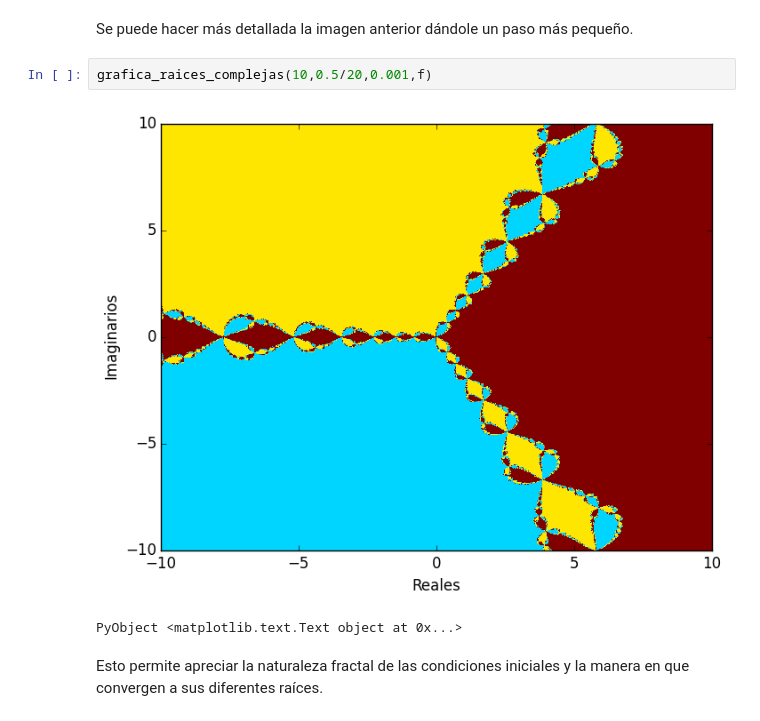
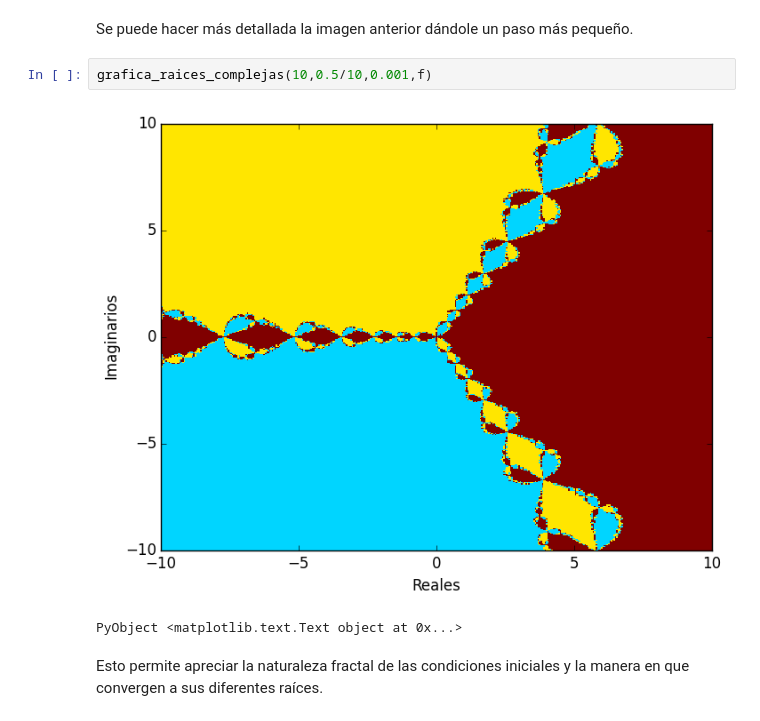
Before and after one commit to oscrlpz/Curso_computacional, a Jupyter notebook: notebook_9-metodo_newton.ipynb, the cells around one changed output. Saved outputs shown, nothing was run; the diff lists cells and outputs as text.

```diff
--- a/notebook_9-metodo_newton.ipynb
+++ b/notebook_9-metodo_newton.ipynb
@@ -303,9 +308,9 @@ Es necesario señalar que el $0$ es la condición inicial que no converge a una
 # %% [markdown]
 Se puede hacer más detallada la imagen anterior dándole un paso más pequeño.
 # %%
-grafica_raices_complejas(10,0.5/20,0.001,f)
+grafica_raices_complejas(10,0.5/10,0.001,f)
 # %% [output]
-[figure, old version]
+[figure, new version]
 PyObject <matplotlib.text.Text object at 0x...>
 # %% [markdown]
 Esto permite apreciar la naturaleza fractal de las condiciones iniciales y la manera en que convergen a sus diferentes raíces.
```
Also changed, not shown: parts of 37 cells of this notebook.
